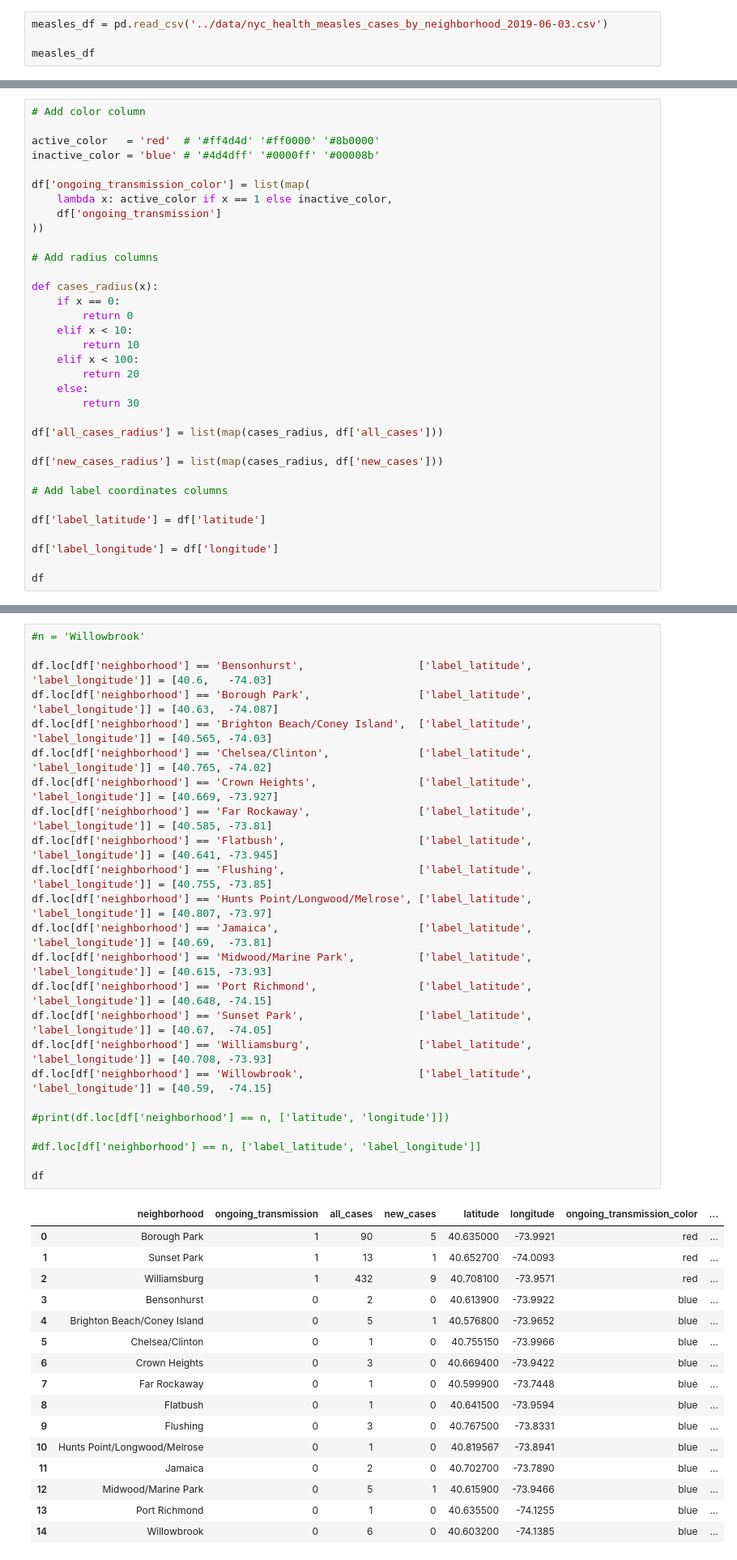
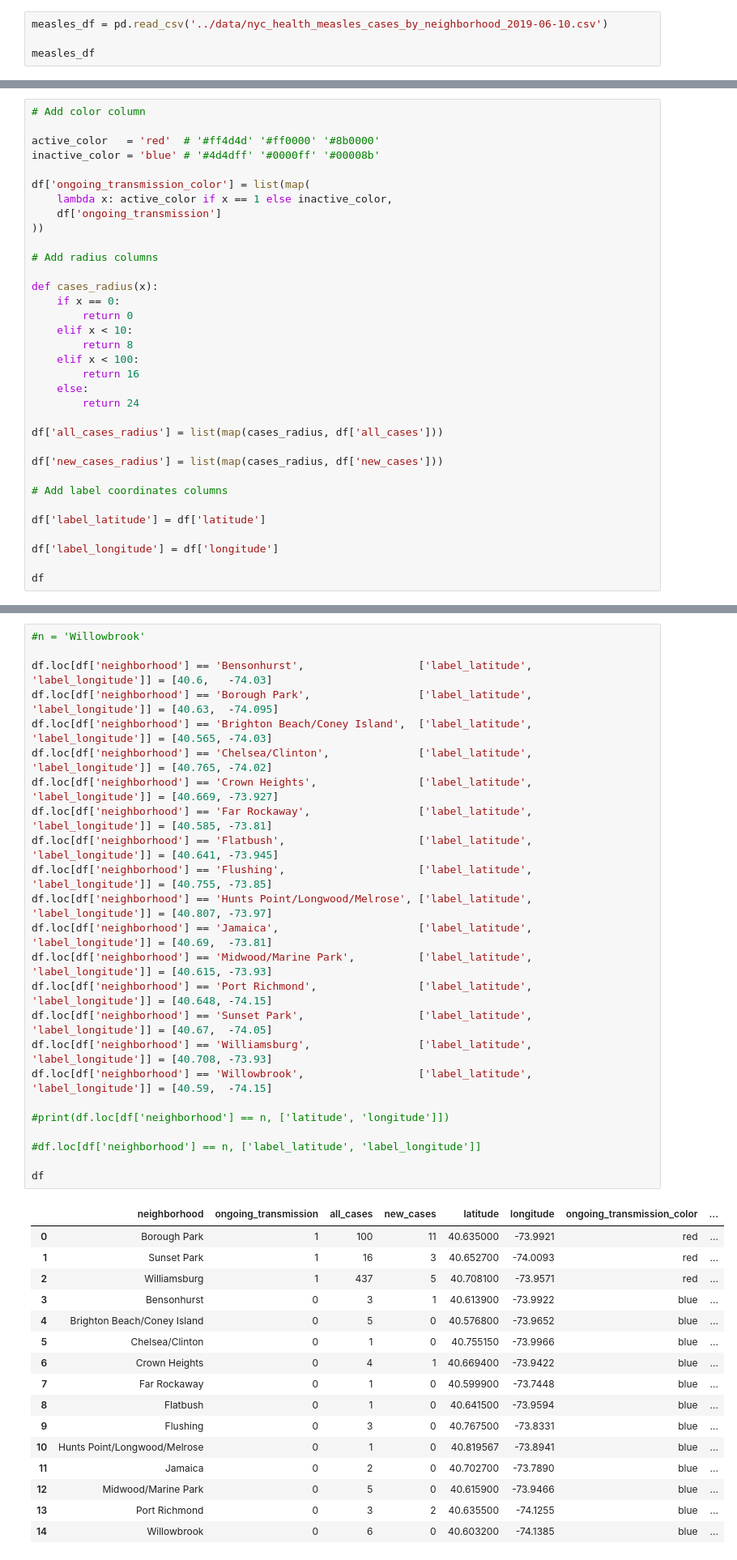
Before and after one commit to carlos-afonso/measles, a Jupyter notebook: code/nyc_measles_cases_by_neighborhood.ipynb, the cells around one changed output, grey strips where cells are left out. Shown at 81% size. Cells and saved outputs as stored; diff of their text form.

```diff
--- a/code/nyc_measles_cases_by_neighborhood.ipynb
+++ b/code/nyc_measles_cases_by_neighborhood.ipynb
@@ -18,7 +18,7 @@ import re
 # %% [markdown]
 ### Read data from CSV file
 # %%
-measles_df = pd.read_csv('../data/nyc_health_measles_cases_by_neighborhood_2019-06-03.csv')
+measles_df = pd.read_csv('../data/nyc_health_measles_cases_by_neighborhood_2019-06-10.csv')
 
 measles_df
 # %% [output]
@@ -232,11 +232,11 @@ def cases_radius(x):
     if x == 0:
         return 0
     elif x < 10:
-        return 10
+        return 8
     elif x < 100:
-        return 20
+        return 16
     else:
-        return 30
+        return 24
 
 df['all_cases_radius'] = list(map(cases_radius, df['all_cases']))
 
@@ -294,43 +294,43 @@ Name: neighborhood, dtype: object
 # %%
 #n = 'Willowbrook'
 
 df.loc[df['neighborhood'] == 'Bensonhurst',                  ['label_latitude', 'label_longitude']] = [40.6,   -74.03]
-df.loc[df['neighborhood'] == 'Borough Park',                 ['label_latitude', 'label_longitude']] = [40.63,  -74.087]
+df.loc[df['neighborhood'] == 'Borough Park',                 ['label_latitude', 'label_longitude']] = [40.63,  -74.095]
 df.loc[df['neighborhood'] == 'Brighton Beach/Coney Island',  ['label_latitude', 'label_longitude']] = [40.565, -74.03]
 df.loc[df['neighborhood'] == 'Chelsea/Clinton',              ['label_latitude', 'label_longitude']] = [40.765, -74.02]
 df.loc[df['neighborhood'] == 'Crown Heights',                ['label_latitude', 'label_longitude']] = [40.669, -73.927]
 df.loc[df['neighborhood'] == 'Far Rockaway',                 ['label_latitude', 'label_longitude']] = [40.585, -73.81]
 df.loc[df['neighborhood'] == 'Flatbush',                     ['label_latitude', 'label_longitude']] = [40.641, -73.945]
 df.loc[df['neighborhood'] == 'Flushing',                     ['label_latitude', 'label_longitude']] = [40.755, -73.85]
 df.loc[df['neighborhood'] == 'Hunts Point/Longwood/Melrose', ['label_latitude', 'label_longitude']] = [40.807, -73.97]
 df.loc[df['neighborhood'] == 'Jamaica',                      ['label_latitude', 'label_longitude']] = [40.69,  -73.81]
 df.loc[df['neighborhood'] == 'Midwood/Marine Park',          ['label_latitude', 'label_longitude']] = [40.615, -73.93]
 df.loc[df['neighborhood'] == 'Port Richmond',                ['label_latitude', 'label_longitude']] = [40.648, -74.15]
 df.loc[df['neighborhood'] == 'Sunset Park',                  ['label_latitude', 'label_longitude']] = [40.67,  -74.05]
 df.loc[df['neighborhood'] == 'Williamsburg',                 ['label_latitude', 'label_longitude']] = [40.708, -73.93]
 df.loc[df['neighborhood'] == 'Willowbrook',                  ['label_latitude', 'label_longitude']] = [40.59,  -74.15]
 
 #print(df.loc[df['neighborhood'] == n, ['latitude', 'longitude']])
 
 #df.loc[df['neighborhood'] == n, ['label_latitude', 'label_longitude']]
 
 df
 # %% [output]
 |  | neighborhood | ongoing_transmission | all_cases | new_cases | latitude | longitude | ongoing_transmission_color | ... |
-| 0 | Borough Park | 1 | 90 | 5 | 40.635000 | -73.9921 | red | ... |
-| 1 | Sunset Park | 1 | 13 | 1 | 40.652700 | -74.0093 | red | ... |
-| 2 | Williamsburg | 1 | 432 | 9 | 40.708100 | -73.9571 | red | ... |
-| 3 | Bensonhurst | 0 | 2 | 0 | 40.613900 | -73.9922 | blue | ... |
-| 4 | Brighton Beach/Coney Island | 0 | 5 | 1 | 40.576800 | -73.9652 | blue | ... |
+| 0 | Borough Park | 1 | 100 | 11 | 40.635000 | -73.9921 | red | ... |
+| 1 | Sunset Park | 1 | 16 | 3 | 40.652700 | -74.0093 | red | ... |
+| 2 | Williamsburg | 1 | 437 | 5 | 40.708100 | -73.9571 | red | ... |
+| 3 | Bensonhurst | 0 | 3 | 1 | 40.613900 | -73.9922 | blue | ... |
+| 4 | Brighton Beach/Coney Island | 0 | 5 | 0 | 40.576800 | -73.9652 | blue | ... |
 | 5 | Chelsea/Clinton | 0 | 1 | 0 | 40.755150 | -73.9966 | blue | ... |
-| 6 | Crown Heights | 0 | 3 | 0 | 40.669400 | -73.9422 | blue | ... |
+| 6 | Crown Heights | 0 | 4 | 1 | 40.669400 | -73.9422 | blue | ... |
 | 7 | Far Rockaway | 0 | 1 | 0 | 40.599900 | -73.7448 | blue | ... |
 | 8 | Flatbush | 0 | 1 | 0 | 40.641500 | -73.9594 | blue | ... |
 | 9 | Flushing | 0 | 3 | 0 | 40.767500 | -73.8331 | blue | ... |
 | 10 | Hunts Point/Longwood/Melrose | 0 | 1 | 0 | 40.819567 | -73.8941 | blue | ... |
 | 11 | Jamaica | 0 | 2 | 0 | 40.702700 | -73.7890 | blue | ... |
-| 12 | Midwood/Marine Park | 0 | 5 | 1 | 40.615900 | -73.9466 | blue | ... |
-| 13 | Port Richmond | 0 | 1 | 0 | 40.635500 | -74.1255 | blue | ... |
+| 12 | Midwood/Marine Park | 0 | 5 | 0 | 40.615900 | -73.9466 | blue | ... |
+| 13 | Port Richmond | 0 | 3 | 2 | 40.635500 | -74.1255 | blue | ... |
 | 14 | Willowbrook | 0 | 6 | 0 | 40.603200 | -74.1385 | blue | ... |
 # %% [markdown]
 ## Define function to create the maps
```
Also changed, not shown: parts of 10 cells of this notebook, 4 other files.
